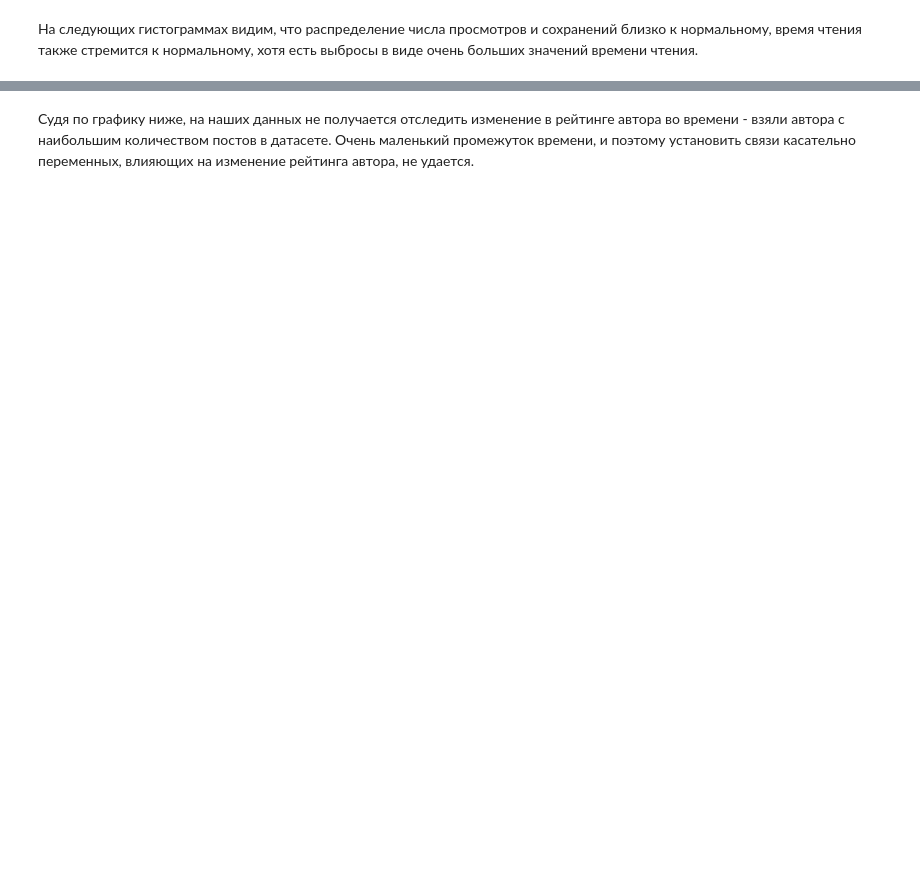
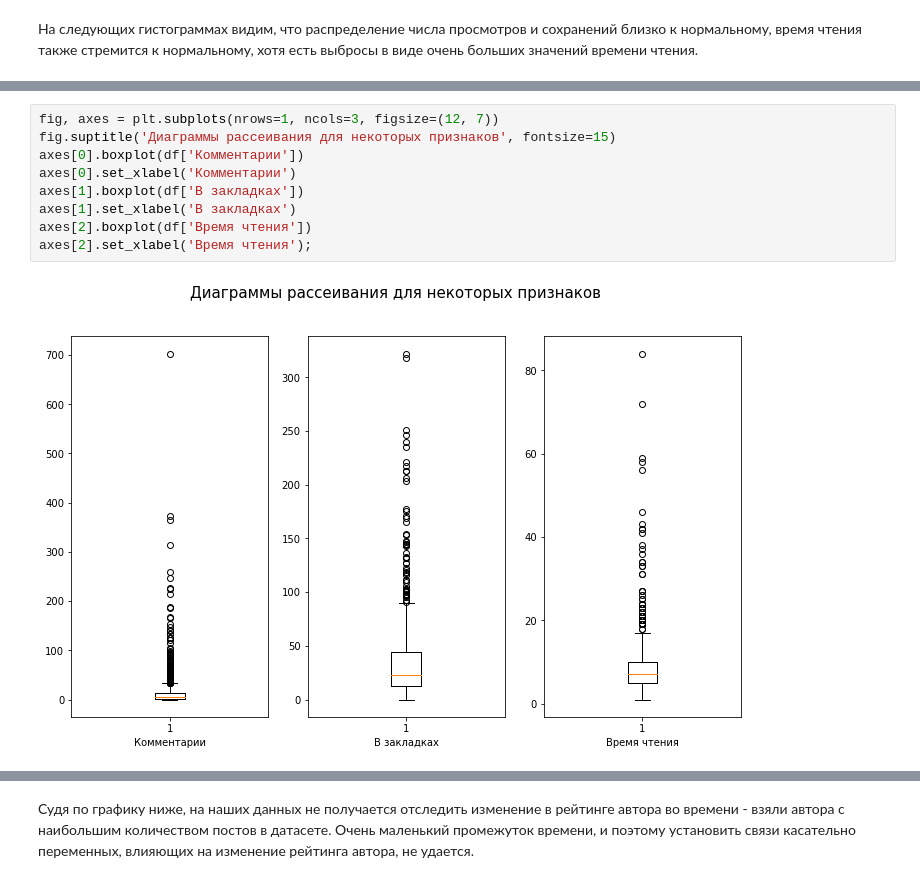
Before and after one commit to IrinaKhrisanfova/genii_pythona, a Jupyter notebook: EDA_vis.ipynb, the cells around one changed output, grey strips where cells are left out. Cells and saved outputs as stored; diff of their text form; blank space fills up the shorter version.

```diff
--- a/EDA_vis.ipynb
+++ b/EDA_vis.ipynb
@@ -83,0 +103,11 @@ df[columns].apply(lambda x: np.log(x + 1)).hist(figsize=(20, 8));
+# %%
+fig, axes = plt.subplots(nrows=1, ncols=3, figsize=(12, 7))
+fig.suptitle('Диаграммы рассеивания для некоторых признаков', fontsize=15)
+axes[0].boxplot(df['Комментарии'])
+axes[0].set_xlabel('Комментарии')
+axes[1].boxplot(df['В закладках'])
+axes[1].set_xlabel('В закладках')
+axes[2].boxplot(df['Время чтения'])
+axes[2].set_xlabel('Время чтения');
+# %% [output]
+[figure, added]
```
Also changed, not shown: parts of 15 cells of this notebook.
